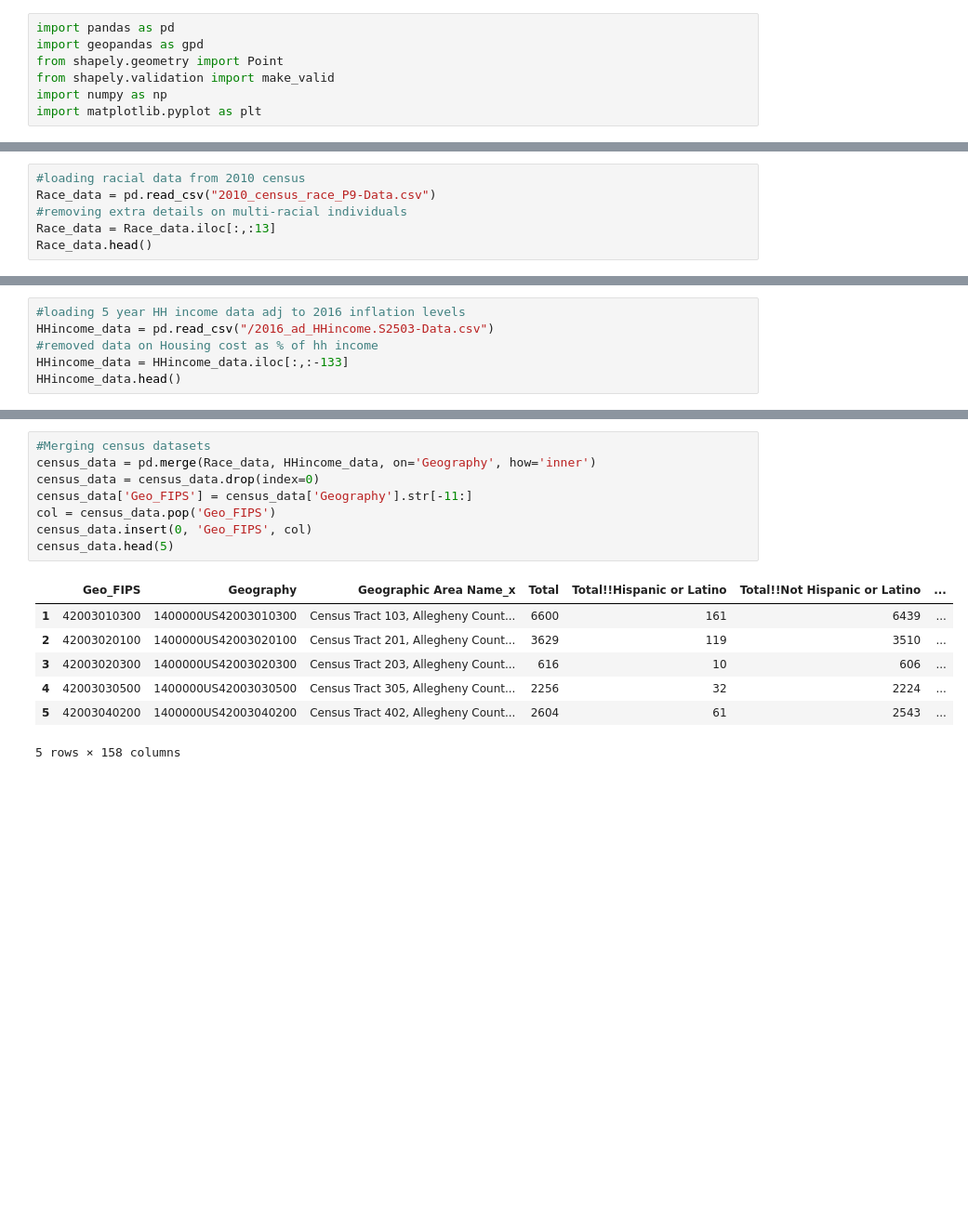
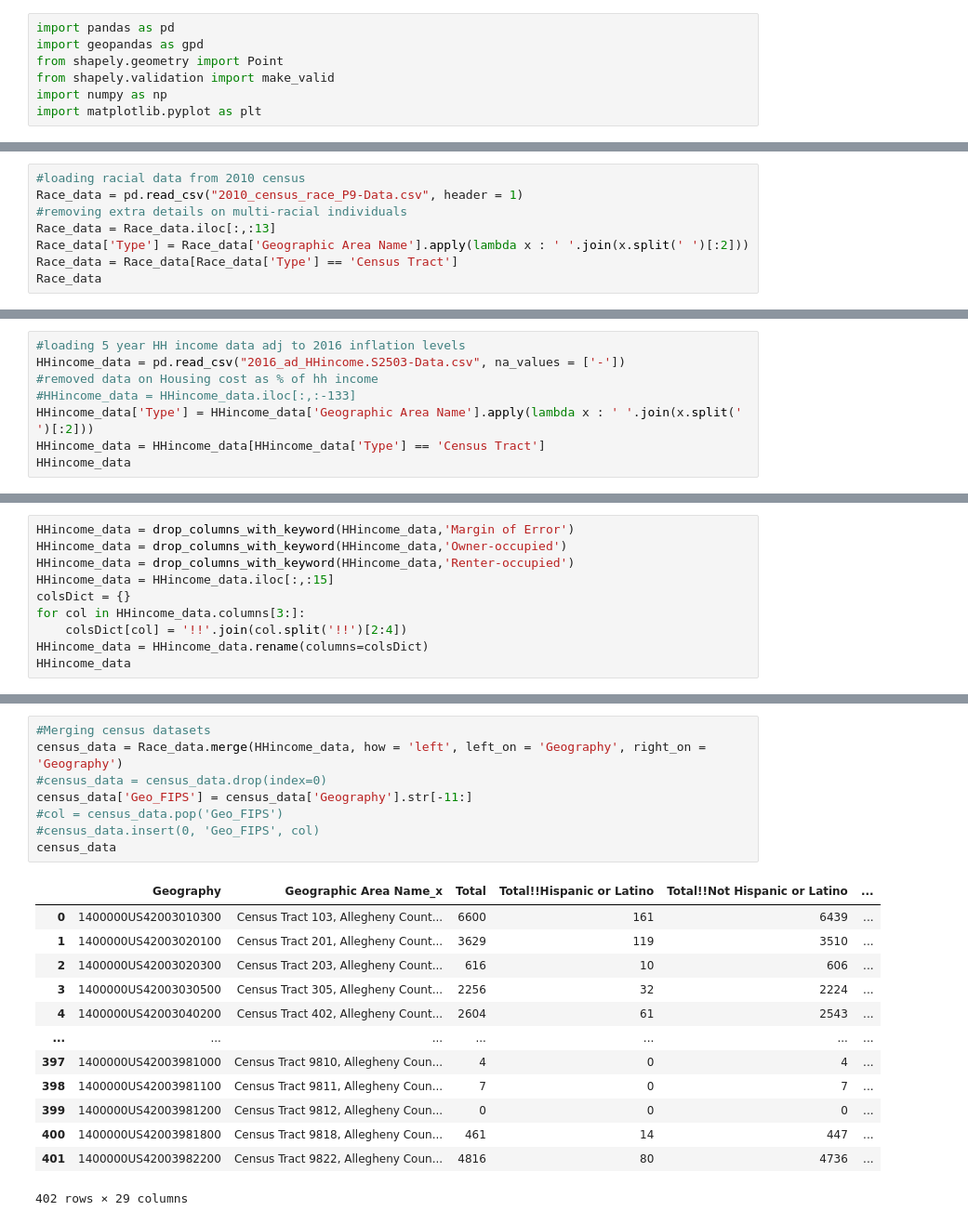
Before and after one commit to mbatheja/Allegheny_County_Asthma_ML, a Jupyter notebook: Asthma.ipynb, the cells around one changed output, grey strips where cells are left out. Shown at 93% size. Drawn from its saved outputs; the diff is of its cells as text; blank space fills up the shorter version.

```diff
--- a/Asthma.ipynb
+++ b/Asthma.ipynb
@@ -121,8 +265,10 @@ util_data
 # %%
 #loading racial data from 2010 census
-Race_data = pd.read_csv("2010_census_race_P9-Data.csv")
+Race_data = pd.read_csv("2010_census_race_P9-Data.csv", header = 1)
 #removing extra details on multi-racial individuals
 Race_data = Race_data.iloc[:,:13]
-Race_data.head()
+Race_data['Type'] = Race_data['Geographic Area Name'].apply(lambda x : ' '.join(x.split(' ')[:2]))
+Race_data = Race_data[Race_data['Type'] == 'Census Tract']
+Race_data
 # %% [output]
 |  | Geography | Geographic Area Name | Total | Total!!Hispanic or Latino | Total!!Not Hispanic or Latino | ... |
@@ -138,8 +293,10 @@ Race_data.shape
 # %%
 #loading 5 year HH income data adj to 2016 inflation levels
-HHincome_data = pd.read_csv("/2016_ad_HHincome.S2503-Data.csv")
+HHincome_data = pd.read_csv("2016_ad_HHincome.S2503-Data.csv", na_values = ['-'])
 #removed data on Housing cost as % of hh income
-HHincome_data = HHincome_data.iloc[:,:-133]
-HHincome_data.head()
+#HHincome_data = HHincome_data.iloc[:,:-133]
+HHincome_data['Type'] = HHincome_data['Geographic Area Name'].apply(lambda x : ' '.join(x.split(' ')[:2]))
+HHincome_data = HHincome_data[HHincome_data['Type'] == 'Census Tract']
+HHincome_data
 # %% [output]
 |  | Geography | Geographic Area Name | Occupied housing units!!Estimate!... | Occupied housing units!!Margin of... | Owner-occupied housing units!!Est... | ... |
@@ -151,0 +315,10 @@ HHincome_data.head()
+# %%
+HHincome_data = drop_columns_with_keyword(HHincome_data,'Margin of Error')
+HHincome_data = drop_columns_with_keyword(HHincome_data,'Owner-occupied')
+HHincome_data = drop_columns_with_keyword(HHincome_data,'Renter-occupied')
+HHincome_data = HHincome_data.iloc[:,:15]
+colsDict = {}
+for col in HHincome_data.columns[3:]:
+    colsDict[col] = '!!'.join(col.split('!!')[2:4])
+HHincome_data = HHincome_data.rename(columns=colsDict)
+HHincome_data
@@ -152,16 +339,22 @@ HHincome_data.head()
 # %%
 #Merging census datasets
-census_data = pd.merge(Race_data, HHincome_data, on='Geography', how='inner')
-census_data = census_data.drop(index=0)
+census_data = Race_data.merge(HHincome_data, how = 'left', left_on = 'Geography', right_on = 'Geography')
+#census_data = census_data.drop(index=0)
 census_data['Geo_FIPS'] = census_data['Geography'].str[-11:]
-col = census_data.pop('Geo_FIPS')
-census_data.insert(0, 'Geo_FIPS', col)
-census_data.head(5)
+#col = census_data.pop('Geo_FIPS')
+#census_data.insert(0, 'Geo_FIPS', col)
+census_data
 # %% [output]
-|  | Geo_FIPS | Geography | Geographic Area Name_x | Total | Total!!Hispanic or Latino | Total!!Not Hispanic or Latino | ... |
-| 1 | 42003010300 | 1400000US42003010300 | Census Tract 103, Allegheny Count... | 6600 | 161 | 6439 | ... |
-| 2 | 42003020100 | 1400000US42003020100 | Census Tract 201, Allegheny Count... | 3629 | 119 | 3510 | ... |
-| 3 | 42003020300 | 1400000US42003020300 | Census Tract 203, Allegheny Count... | 616 | 10 | 606 | ... |
-| 4 | 42003030500 | 1400000US42003030500 | Census Tract 305, Allegheny Count... | 2256 | 32 | 2224 | ... |
-| 5 | 42003040200 | 1400000US42003040200 | Census Tract 402, Allegheny Count... | 2604 | 61 | 2543 | ... |
+|  | Geography | Geographic Area Name_x | Total | Total!!Hispanic or Latino | Total!!Not Hispanic or Latino | ... |
+| 0 | 1400000US42003010300 | Census Tract 103, Allegheny Count... | 6600 | 161 | 6439 | ... |
+| 1 | 1400000US42003020100 | Census Tract 201, Allegheny Count... | 3629 | 119 | 3510 | ... |
+| 2 | 1400000US42003020300 | Census Tract 203, Allegheny Count... | 616 | 10 | 606 | ... |
+| 3 | 1400000US42003030500 | Census Tract 305, Allegheny Count... | 2256 | 32 | 2224 | ... |
+| 4 | 1400000US42003040200 | Census Tract 402, Allegheny Count... | 2604 | 61 | 2543 | ... |
+| ... | ... | ... | ... | ... | ... | ... |
+| 397 | 1400000US42003981000 | Census Tract 9810, Allegheny Coun... | 4 | 0 | 4 | ... |
+| 398 | 1400000US42003981100 | Census Tract 9811, Allegheny Coun... | 7 | 0 | 7 | ... |
+| 399 | 1400000US42003981200 | Census Tract 9812, Allegheny Coun... | 0 | 0 | 0 | ... |
+| 400 | 1400000US42003981800 | Census Tract 9818, Allegheny Coun... | 461 | 14 | 447 | ... |
+| 401 | 1400000US42003982200 | Census Tract 9822, Allegheny Coun... | 4816 | 80 | 4736 | ... |
-5 rows × 158 columns
+402 rows × 29 columns
```
Also changed, not shown: parts of 36 cells of this notebook.
